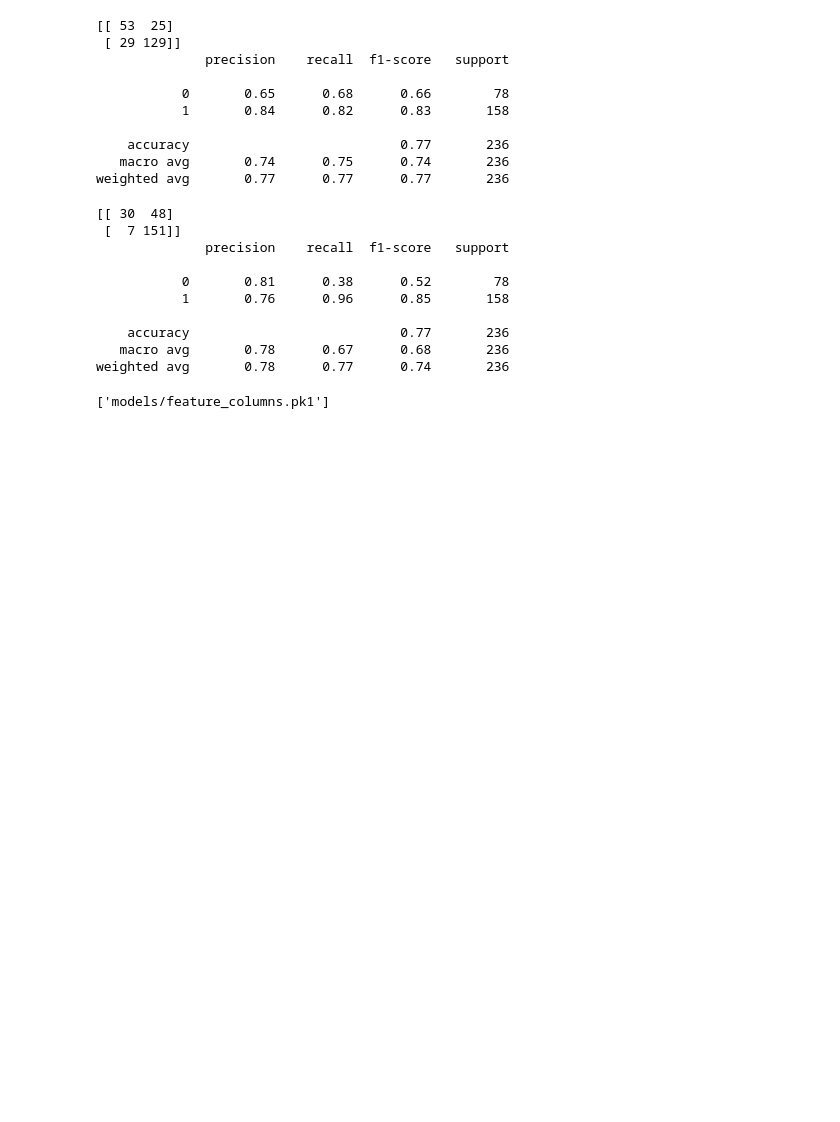
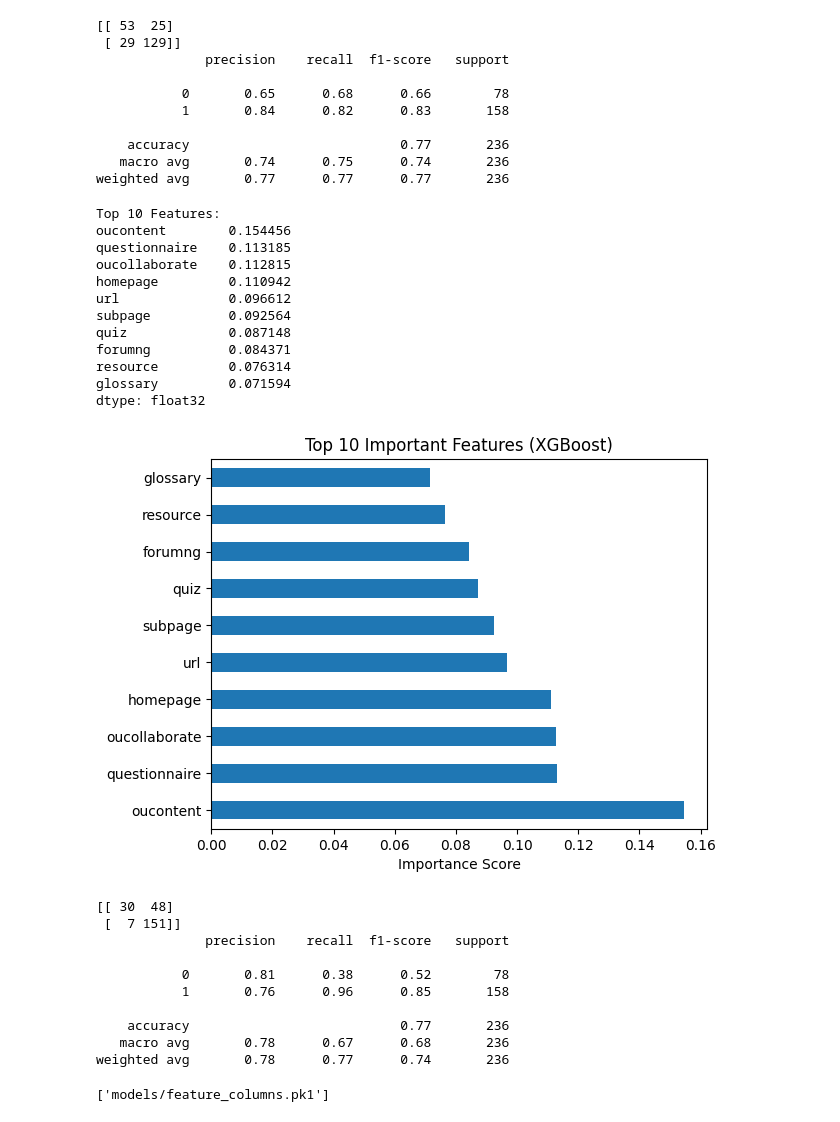
Before and after one commit to sam058/student-risk-prediction, a Jupyter notebook: 03_prediction_models.ipynb, the cells around one changed output. Saved outputs shown, nothing was run; the diff lists cells and outputs as text; code cells hidden in the pictures; blank space fills up the shorter version.

```diff
--- a/03_prediction_models.ipynb
+++ b/03_prediction_models.ipynb
@@ -291,41 +291,72 @@ for idx, row in enumerate(train_meta.itertuples()):
     else:
         sample_weights_xgb[idx] = 1.0
 
 
 xgb_cluster_aware = XGBClassifier(
     n_estimators=200,
     max_depth=4,
     learning_rate=0.05,
     subsample=0.8,
     colsample_bytree=0.8,
     objective="binary:logistic",
     eval_metric="logloss",
     random_state=42
 )
 
 xgb_cluster_aware.fit(
     X_train,
     y_train,
     sample_weight=sample_weights_xgb
 )
 
+import pandas as pd
+import matplotlib.pyplot as plt
+
+# Feature importance
+xgb_importance = pd.Series(
+    xgb_cluster_aware.feature_importances_,
+    index=X_train.columns
+).sort_values(ascending=False)
+
+print("Top 10 Features:")
+print(xgb_importance.head(10))
+
+# Plot
+xgb_importance.head(10).plot(kind="barh")
+plt.title("Top 10 Important Features (XGBoost)")
+plt.xlabel("Importance Score")
+plt.show()
+
 y_pred_xgb_cluster = xgb_cluster_aware.predict(X_test)
 
 print(confusion_matrix(y_test, y_pred_xgb_cluster))
 print(classification_report(y_test, y_pred_xgb_cluster))
 
 import joblib
 joblib.dump(xgb_cluster_aware, "models/xgb_model.pkl")
 joblib.dump(list(X_train.columns), "models/feature_columns.pk1")
 # %% [output]
-[[ 30  48]
- [  7 151]]
-              precision    recall  f1-score   support
-
-           0       0.81      0.38      0.52        78
-           1       0.76      0.96      0.85       158
-
-    accuracy                           0.77       236
-   macro avg       0.78      0.67      0.68       236
-weighted avg       0.78      0.77      0.74       236
+Top 10 Features:
+oucontent        0.154456
+questionnaire    0.113185
+oucollaborate    0.112815
+homepage         0.110942
+url              0.096612
+subpage          0.092564
+quiz             0.087148
+forumng          0.084371
+resource         0.076314
+glossary         0.071594
+dtype: float32
+[figure, added]
-['models/feature_columns.pk1']
+[[ 30  48]
+ [  7 151]]
+              precision    recall  f1-score   support
+
+           0       0.81      0.38      0.52        78
+           1       0.76      0.96      0.85       158
+
+    accuracy                           0.77       236
+   macro avg       0.78      0.67      0.68       236
+weighted avg       0.78      0.77      0.74       236
+['models/feature_columns.pk1']
```
Also changed, not shown: parts of 4 cells of this notebook, 4 other files.
